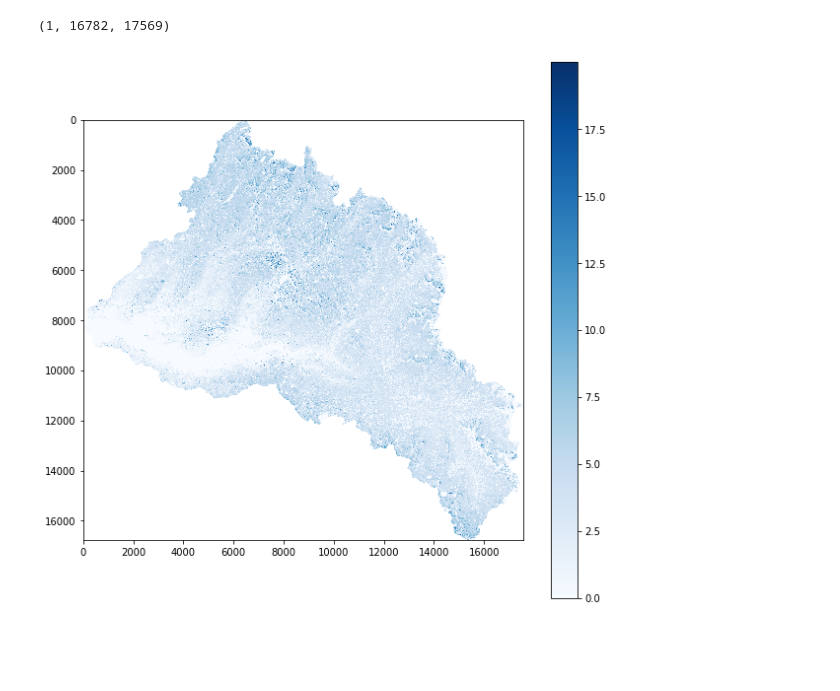
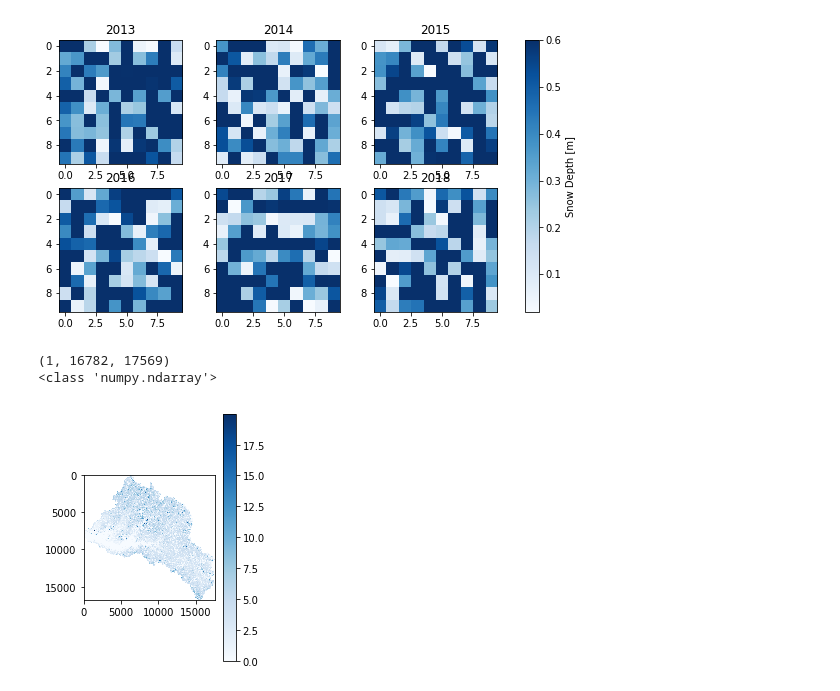
Before and after one commit to meganmason/scripts, a Jupyter notebook: peak_sum.ipynb, the cells around one changed output. Cells and saved outputs as stored; diff of their text form; code cells hidden in the pictures; blank space fills up the shorter version.

```diff
--- a/peak_sum.ipynb
+++ b/peak_sum.ipynb
@@ -45,5 +67,31 @@ for n in range(6):
+# %%
+import random
+
+start = 2013
+end = 2018
+yrs = range(start, end+1)
+z=0
+
+# plt.figure(figsize = (50, 20))
+fig,axs=plt.subplots(2,3,figsize = (10, 5))
+
+
+for ax in axs.flat:
+    arr=np.random.rand(10, 10)
+    im = ax.imshow(arr, cmap = 'Blues', vmax=.6)
+
+    ax.set_title('{}'.format(yrs[z]))
+
+    z+=1
+
+cb = fig.colorbar(im, ax=list(axs))
+cb.set_label('Snow Depth [m]')
+# plt.tight_layout()
+plt.show()
+# %% [output]
+[figure, added]
 # %%
-#WORKS FOR ONE
+# #WORKS FOR ONE
 path = '/home/meganmason/Documents/projects/thesis/data/processing_lidar/depths_3m/peak_sd/TE20170303_SUPERsnow_depth_3p0m.tif'
 
 import fiona
@@ -72,9 +120,11 @@ with rasterio.open("test_mask.tif", "w", **out_meta) as dest:
 
 
     print(out_image.shape)
+    print(type(out_image))
     plt.imshow(out_image[0,:,:], cmap='Blues')
     plt.colorbar()
     plt.show()
 # %% [output]
 (1, 16782, 17569)
+<class 'numpy.ndarray'>
-[figure, old version]
+[figure, new version]
```
Also changed, not shown: parts of 8 cells of this notebook, 1 other file.
